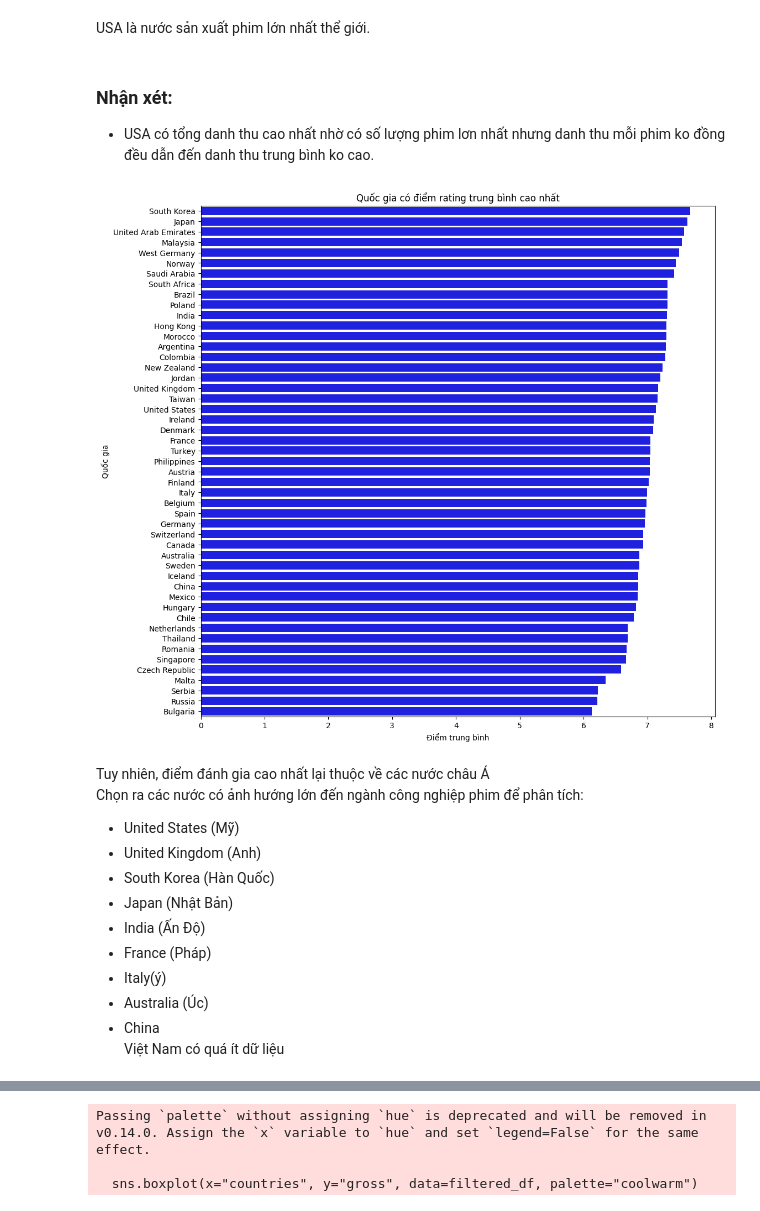
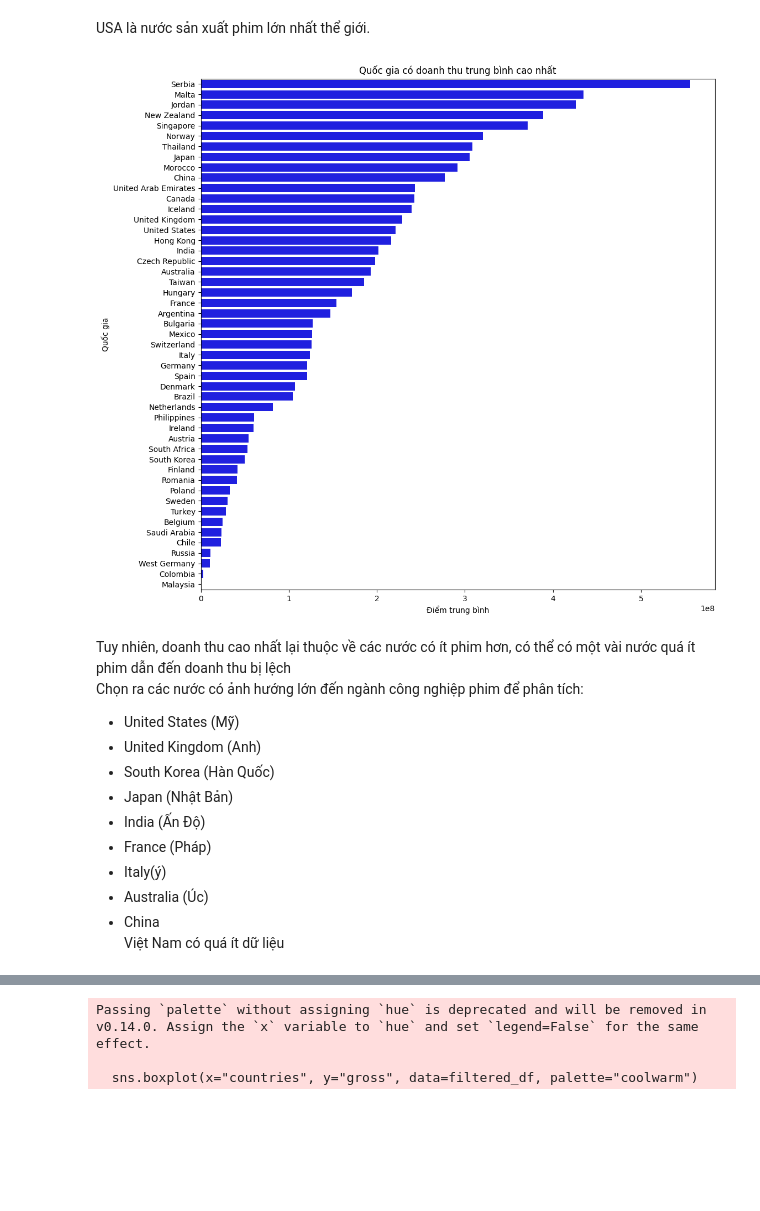
Before and after one commit to phuocnguyen2412/movie-analyst, a Jupyter notebook: Analyze_data_3.ipynb, the cells around one changed output, grey strips where cells are left out. Drawn from its saved outputs; the diff is of its cells as text; code cells hidden in the pictures; blank space fills up the shorter version.

```diff
--- a/Analyze_data_3.ipynb
+++ b/Analyze_data_3.ipynb
@@ -114,33 +136,30 @@ plt.show()
 [figure]
 # %% [markdown]
 USA là nước sản xuất phim lớn nhất thể giới.
-# %% [markdown]
-### Nhận xét:
-- USA có tổng danh thu cao nhất nhờ có số lượng phim lơn nhất nhưng danh thu mỗi phim ko đồng đều dẫn đến danh thu trung bình ko cao. <br>
 # %%
 # Tính số lượng phim theo quốc gia
 country_counts = df['countries'].value_counts()
 
 # Lọc các quốc gia có ít nhất 100 phim
 selected_countries = country_counts[country_counts >= 10].index
 
 # Lọc dữ liệu chỉ bao gồm các quốc gia đã chọn
 filtered_df = df[df['countries'].isin(selected_countries)]
 
 # Tính rating trung bình theo quốc gia
-country_ratings = filtered_df.groupby('countries')['rating'].mean().sort_values(ascending=False)
+country_ratings = filtered_df.groupby('countries')['gross'].mean().sort_values(ascending=False)
 
 # Vẽ biểu đồ
 plt.figure(figsize=(12, 12))
 sns.barplot(x=country_ratings.values, y=country_ratings.index, color='blue')
-plt.title("Quốc gia có điểm rating trung bình cao nhất")
+plt.title("Quốc gia có doanh thu trung bình cao nhất")
 plt.xlabel("Điểm trung bình")
 plt.ylabel("Quốc gia")
 plt.show()
 # %% [output]
-[figure, old version]
+[figure, new version]
 # %% [markdown]
-Tuy nhiên, điểm đánh gia cao nhất lại thuộc về các nước châu Á <br>
+Tuy nhiên, doanh thu cao nhất lại thuộc về các nước có ít phim hơn, có thể có một vài nước quá ít phim dẫn đến doanh thu bị lệch <br>
 Chọn ra các nước có ảnh hướng lớn đến ngành công nghiệp phim để phân tích: <br>
 - United States (Mỹ) <br>
 - United Kingdom (Anh) <br>
```
Also changed, not shown: parts of 12 cells of this notebook, 8 other files.
